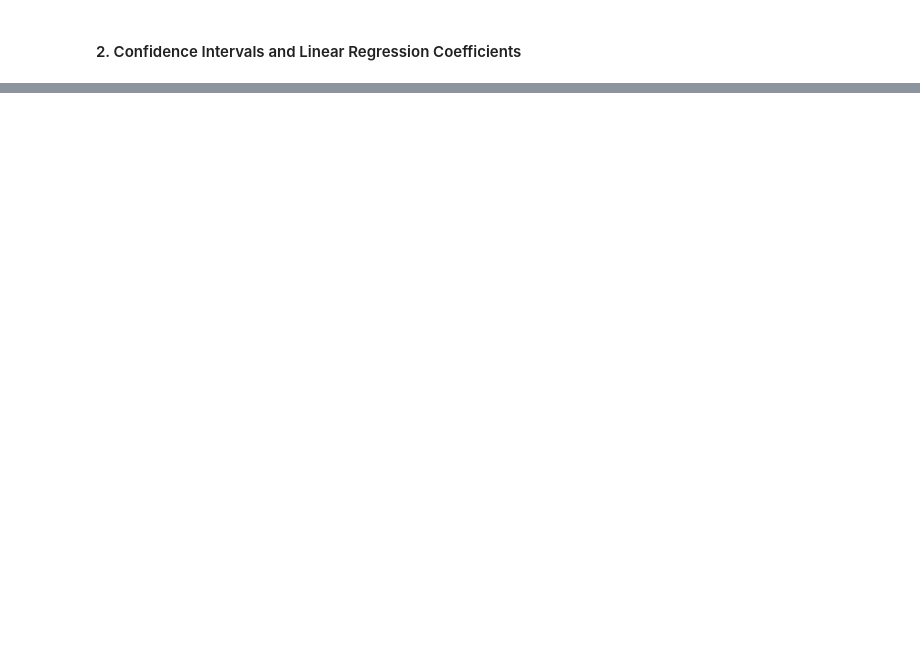
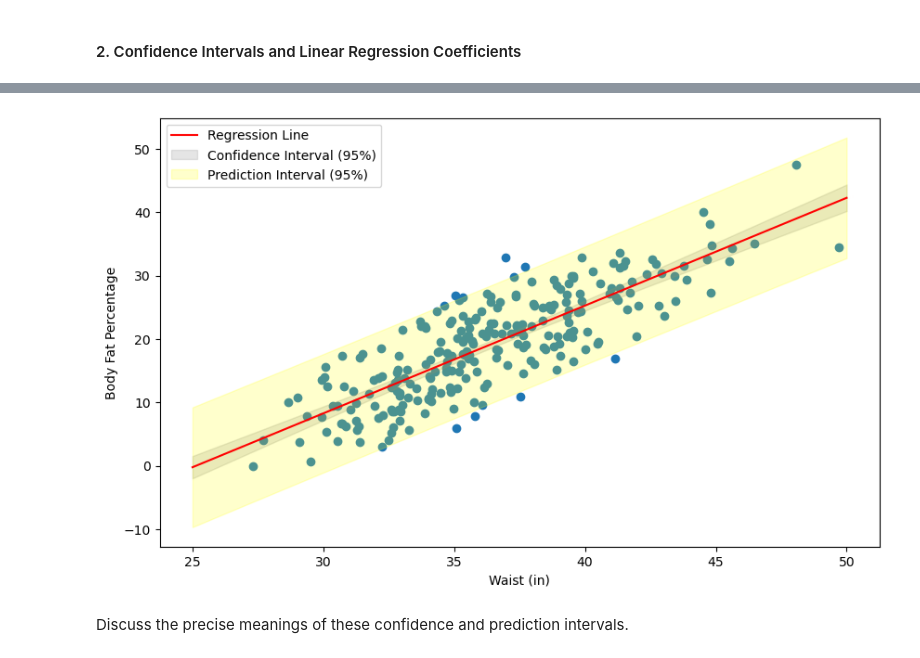
Before and after one commit to navidbahadoran/data-science-spring-2025, a Jupyter notebook: 05_inference_I/problem_session/problem_session_5_complete.ipynb, the cells around one changed output, grey strips where cells are left out. Saved outputs shown, nothing was run; the diff lists cells and outputs as text; code cells hidden in the pictures; blank space fills up the shorter version.

```diff
--- a/05_inference_I/problem_session/problem_session_5_complete.ipynb
+++ b/05_inference_I/problem_session/problem_session_5_complete.ipynb
@@ -153,0 +175,3 @@ The number of observations to reach those false positives (out of 1000) were
+# %%
+bodyfat = pd.read_csv('../../data/bodyfat.csv')
+bodyfat.head()
@@ -153,0 +189,2 @@ The number of observations to reach those false positives (out of 1000) were
+# %%
+bodyfat['BMI'] = (bodyfat.Weight/2.2)/(bodyfat.Height/39.4)**2
@@ -153,0 +193,2 @@ The number of observations to reach those false positives (out of 1000) were
+# %%
+bodyfat = bodyfat.rename(columns={'Pct.BF':'BFP'})
@@ -153,0 +197,12 @@ The number of observations to reach those false positives (out of 1000) were
+# %%
+# full_model uses BMI, Waist, and Abdomen as features
+full_model = smf.ols('BFP ~ BMI + Waist + Abdomen', data=bodyfat).fit()
+
+# waist_model uses Waist as the only feature
+waist_model = smf.ols('BFP ~ Waist', data=bodyfat).fit()
+
+# bmi_model uses BMI as the only feature
+bmi_model = smf.ols('BFP ~ BMI', data=bodyfat).fit()
+
+# abdomen_model uses BMI as the only feature
+abdomen_model = smf.ols('BFP ~ Abdomen', data=bodyfat).fit()
@@ -153,0 +339,34 @@ The number of observations to reach those false positives (out of 1000) were
+# %%
+xs = np.linspace(25, 50)
+
+# Create a DataFrame with the same structure as the one used for training
+df_xs = pd.DataFrame({'Waist': xs})
+
+# Get predictions using the new DataFrame
+predictions = waist_model.get_prediction(df_xs)
+
+pred_summary_frame = predictions.summary_frame(alpha=0.05)
+
+# Extract values
+mean_pred = pred_summary_frame['mean']
+mean_ci_lower = pred_summary_frame['mean_ci_lower']
+mean_ci_upper = pred_summary_frame['mean_ci_upper']
+obs_ci_lower = pred_summary_frame['obs_ci_lower']
+obs_ci_upper = pred_summary_frame['obs_ci_upper']
+
+# Plotting
+plt.figure(figsize=(10, 6))
+
+plt.scatter(bodyfat.Waist, bodyfat.BFP)
+
+plt.plot(xs, mean_pred, 'r-', label='Regression Line')
+plt.fill_between(xs, mean_ci_lower, mean_ci_upper, color='gray', alpha=0.2, label='Confidence Interval (95%)')
+plt.fill_between(xs, obs_ci_lower, obs_ci_upper, color='yellow', alpha=0.2, label='Prediction Interval (95%)')
+plt.xlabel('Waist (in)')
+plt.ylabel('Body Fat Percentage')
+plt.legend()
+plt.show()
+# %% [output]
+[figure, added]
+# %% [markdown]
+Discuss the precise meanings of these confidence and prediction intervals.
```
Also changed, not shown: parts of 18 cells of this notebook, 2 other files.
